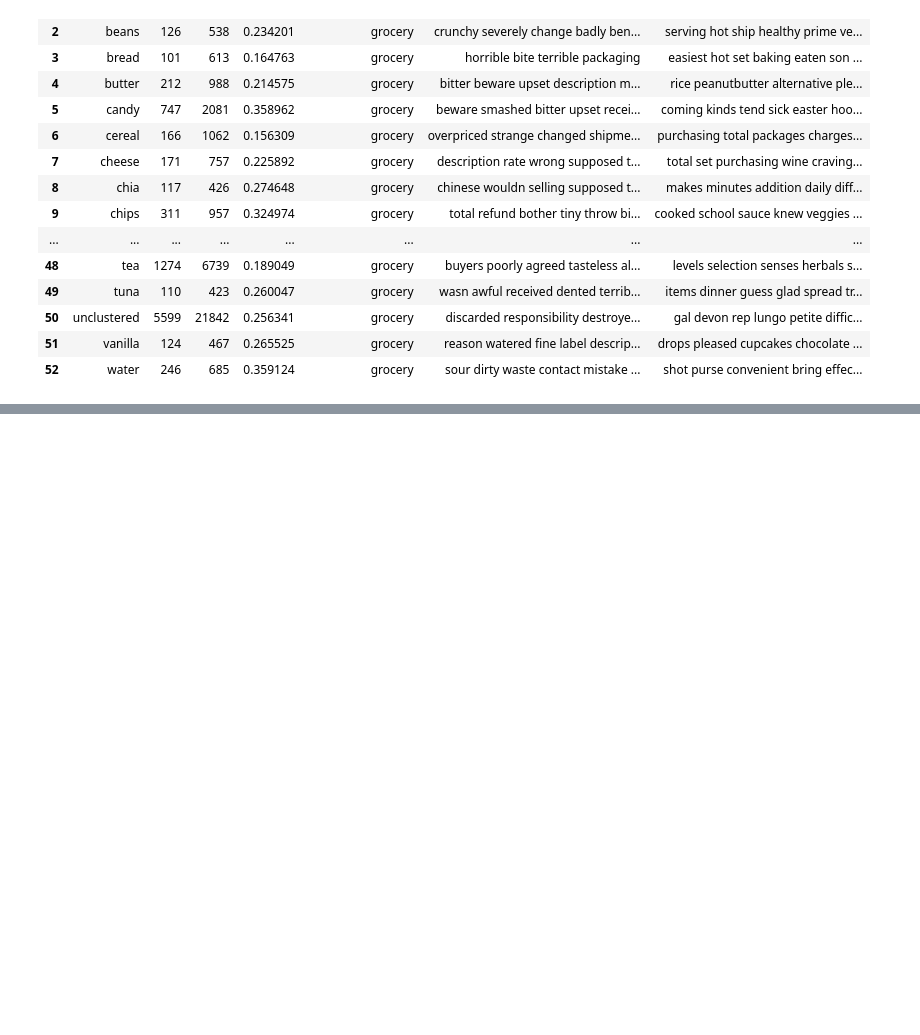
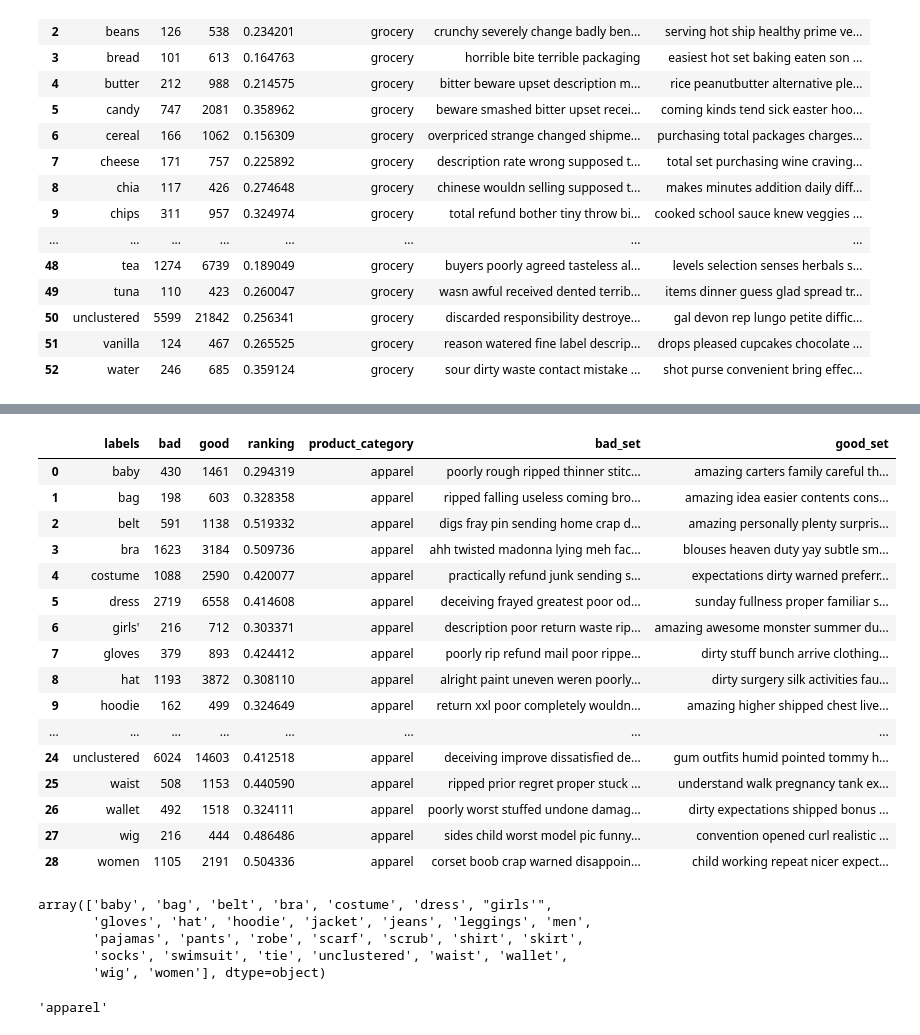
Before and after one commit to yksnilowyrahcaz/Product_Reviews_Analysis, a Jupyter notebook: test.ipynb, the cells around one changed output, grey strips where cells are left out. Saved outputs shown, nothing was run; the diff lists cells and outputs as text; code cells hidden in the pictures; blank space fills up the shorter version.

```diff
--- a/test.ipynb
+++ b/test.ipynb
@@ -330,4 +330,4 @@ dff
 # %%
 pd.concat([df,dff]).to_parquet('samples/reviews_key_topics.parquet', index=False)
 # %%
-df = pd.read_parquet('samples/reviews_key_topics.parquet')
+ktops = pd.read_parquet('samples/reviews_key_topics.parquet')
@@ -358,0 +397,34 @@ dfs[0]
+# %%
+apparel = ktops[ktops.product_category=='apparel']
+# %%
+apparel
+# %% [output]
+|  | labels | bad | good | ranking | product_category | bad_set | good_set |
+| 0 | baby | 430 | 1461 | 0.294319 | apparel | poorly rough ripped thinner stitc... | amazing carters family careful th... |
+| 1 | bag | 198 | 603 | 0.328358 | apparel | ripped falling useless coming bro... | amazing idea easier contents cons... |
+| 2 | belt | 591 | 1138 | 0.519332 | apparel | digs fray pin sending home crap d... | amazing personally plenty surpris... |
+| 3 | bra | 1623 | 3184 | 0.509736 | apparel | ahh twisted madonna lying meh fac... | blouses heaven duty yay subtle sm... |
+| 4 | costume | 1088 | 2590 | 0.420077 | apparel | practically refund junk sending s... | expectations dirty warned preferr... |
+| 5 | dress | 2719 | 6558 | 0.414608 | apparel | deceiving frayed greatest poor od... | sunday fullness proper familiar s... |
+| 6 | girls' | 216 | 712 | 0.303371 | apparel | description poor return waste rip... | amazing awesome monster summer du... |
+| 7 | gloves | 379 | 893 | 0.424412 | apparel | poorly rip refund mail poor rippe... | dirty stuff bunch arrive clothing... |
+| 8 | hat | 1193 | 3872 | 0.308110 | apparel | alright paint uneven weren poorly... | dirty surgery silk activities fau... |
+| 9 | hoodie | 162 | 499 | 0.324649 | apparel | return xxl poor completely wouldn... | amazing higher shipped chest live... |
+| ... | ... | ... | ... | ... | ... | ... | ... |
+| 24 | unclustered | 6024 | 14603 | 0.412518 | apparel | deceiving improve dissatisfied de... | gum outfits humid pointed tommy h... |
+| 25 | waist | 508 | 1153 | 0.440590 | apparel | ripped prior regret proper stuck ... | understand walk pregnancy tank ex... |
+| 26 | wallet | 492 | 1518 | 0.324111 | apparel | poorly worst stuffed undone damag... | dirty expectations shipped bonus ... |
+| 27 | wig | 216 | 444 | 0.486486 | apparel | sides child worst model pic funny... | convention opened curl realistic ... |
+| 28 | women | 1105 | 2191 | 0.504336 | apparel | corset boob crap warned disappoin... | child working repeat nicer expect... |
+# %%
+ktops[ktops.product_category=='apparel'].labels.unique()
+# %% [output]
+array(['baby', 'bag', 'belt', 'bra', 'costume', 'dress', "girls'",
+       'gloves', 'hat', 'hoodie', 'jacket', 'jeans', 'leggings', 'men',
+       'pajamas', 'pants', 'robe', 'scarf', 'scrub', 'shirt', 'skirt',
+       'socks', 'swimsuit', 'tie', 'unclustered', 'waist', 'wallet',
+       'wig', 'women'], dtype=object)
+# %%
+df.product_category.unique()[0]
+# %% [output]
+'apparel'
```
Also changed, not shown: parts of 42 cells of this notebook, 4 other files.
